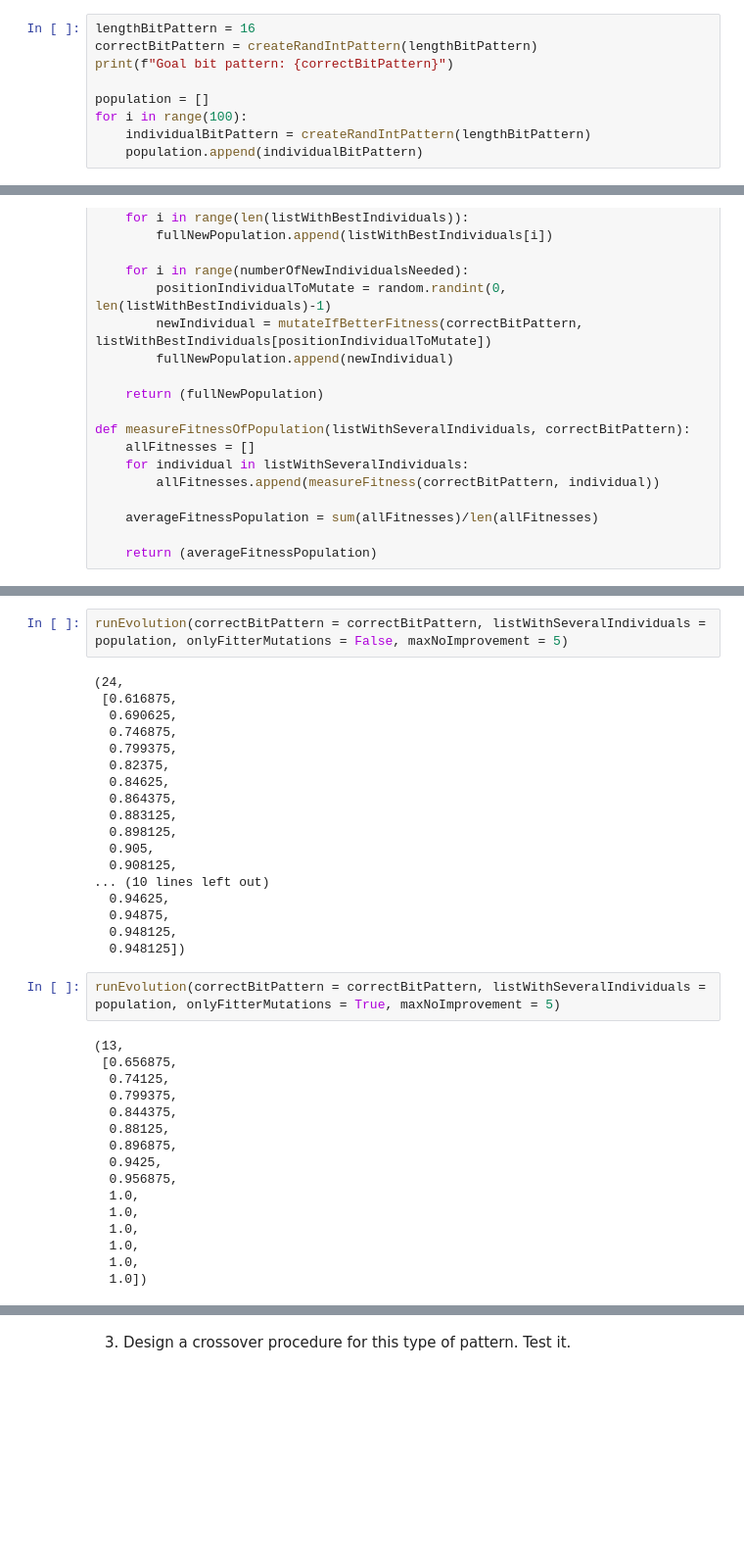
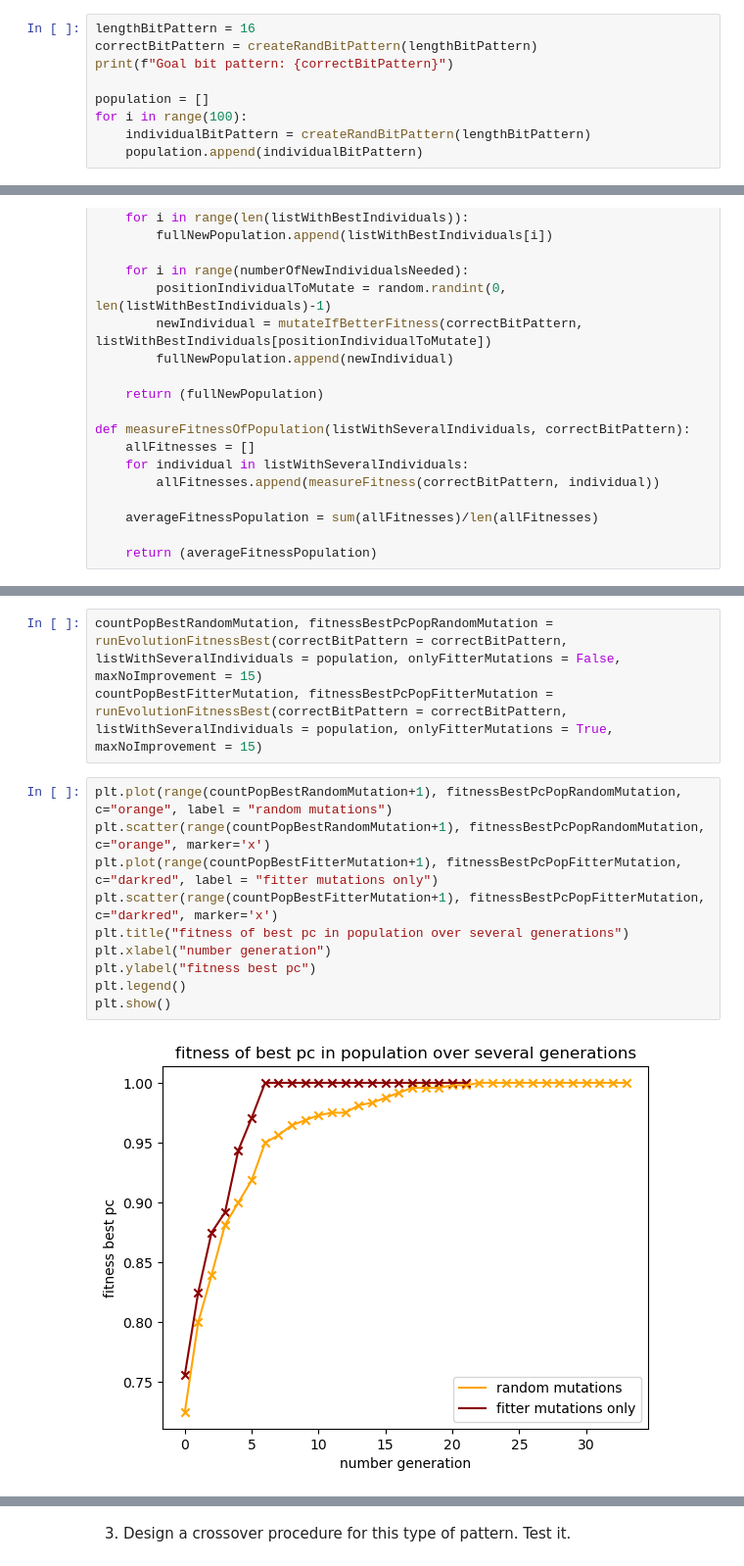
Before and after one commit to jelenameyer/IntroToMachineLearning, a Jupyter notebook: assignments/assignment4/a04.ipynb, the cells around one changed output, grey strips where cells are left out. Shown at 98% size. Saved outputs shown, nothing was run; the diff lists cells and outputs as text; blank space fills up the shorter version.

```diff
--- a/assignments/assignment4/a04.ipynb
+++ b/assignments/assignment4/a04.ipynb
@@ -303,11 +298,11 @@ plotBoxplot(boxBlotContent = allBitesAllExecutionTimesMutationIfBetter, title =
 Select the best 30% and, based on them generate by mutation a new set of 100: 30% of the population corresponds to the 30% best and the remaining 70% are the ones generated by mutation. Repeat the processes until the best evaluation stagnates. Compare fairly the search methods tested so far, including their run-times. Always use 30 tests for each result. Boxplots with whiskers are a good option to compare the results distribution for the several tests.
 # %%
 lengthBitPattern = 16
-correctBitPattern = createRandIntPattern(lengthBitPattern)
+correctBitPattern = createRandBitPattern(lengthBitPattern)
 print(f"Goal bit pattern: {correctBitPattern}")
 
 population = []
 for i in range(100):
-    individualBitPattern = createRandIntPattern(lengthBitPattern)
+    individualBitPattern = createRandBitPattern(lengthBitPattern)
     population.append(individualBitPattern)
 # %% [output]
@@ -410,41 +448,18 @@ def runEvolution(correctBitPattern, listWithSeveralIndividuals,  onlyFitterMutat
 # %%
-runEvolution(correctBitPattern = correctBitPattern, listWithSeveralIndividuals = population, onlyFitterMutations = False, maxNoImprovement = 5)
+countPopBestRandomMutation, fitnessBestPcPopRandomMutation = runEvolutionFitnessBest(correctBitPattern = correctBitPattern, listWithSeveralIndividuals = population, onlyFitterMutations = False, maxNoImprovement = 15)
+countPopBestFitterMutation, fitnessBestPcPopFitterMutation = runEvolutionFitnessBest(correctBitPattern = correctBitPattern, listWithSeveralIndividuals = population, onlyFitterMutations = True, maxNoImprovement = 15)
-# %% [output]
-(24,
- [0.616875,
-  0.690625,
-  0.746875,
-  0.799375,
-  0.82375,
-  0.84625,
-  0.864375,
-  0.883125,
-  0.898125,
-  0.905,
-  0.908125,
-... (10 lines left out)
-  0.94625,
-  0.94875,
-  0.948125,
-  0.948125])
-# %%
-runEvolution(correctBitPattern = correctBitPattern, listWithSeveralIndividuals = population, onlyFitterMutations = True, maxNoImprovement = 5)
-# %% [output]
-(13,
- [0.656875,
-  0.74125,
-  0.799375,
-  0.844375,
-  0.88125,
-  0.896875,
-  0.9425,
-  0.956875,
-  1.0,
-  1.0,
-  1.0,
-  1.0,
-  1.0,
-  1.0])
+# %%
+plt.plot(range(countPopBestRandomMutation+1), fitnessBestPcPopRandomMutation, c="orange", label = "random mutations")
+plt.scatter(range(countPopBestRandomMutation+1), fitnessBestPcPopRandomMutation, c="orange", marker='x')
+plt.plot(range(countPopBestFitterMutation+1), fitnessBestPcPopFitterMutation, c="darkred", label = "fitter mutations only")
+plt.scatter(range(countPopBestFitterMutation+1), fitnessBestPcPopFitterMutation, c="darkred", marker='x')
+plt.title("fitness of best pc in population over several generations")
+plt.xlabel("number generation")
+plt.ylabel("fitness best pc")
+plt.legend()
+plt.show()
+# %% [output]
+[figure, added]
 # %%
 # generate population randomly
 def randomGenerationPopulationFromBestIndividuals(listWithBestIndividuals, percentageBest = 0.3):
```
Also changed, not shown: parts of 38 cells of this notebook.
